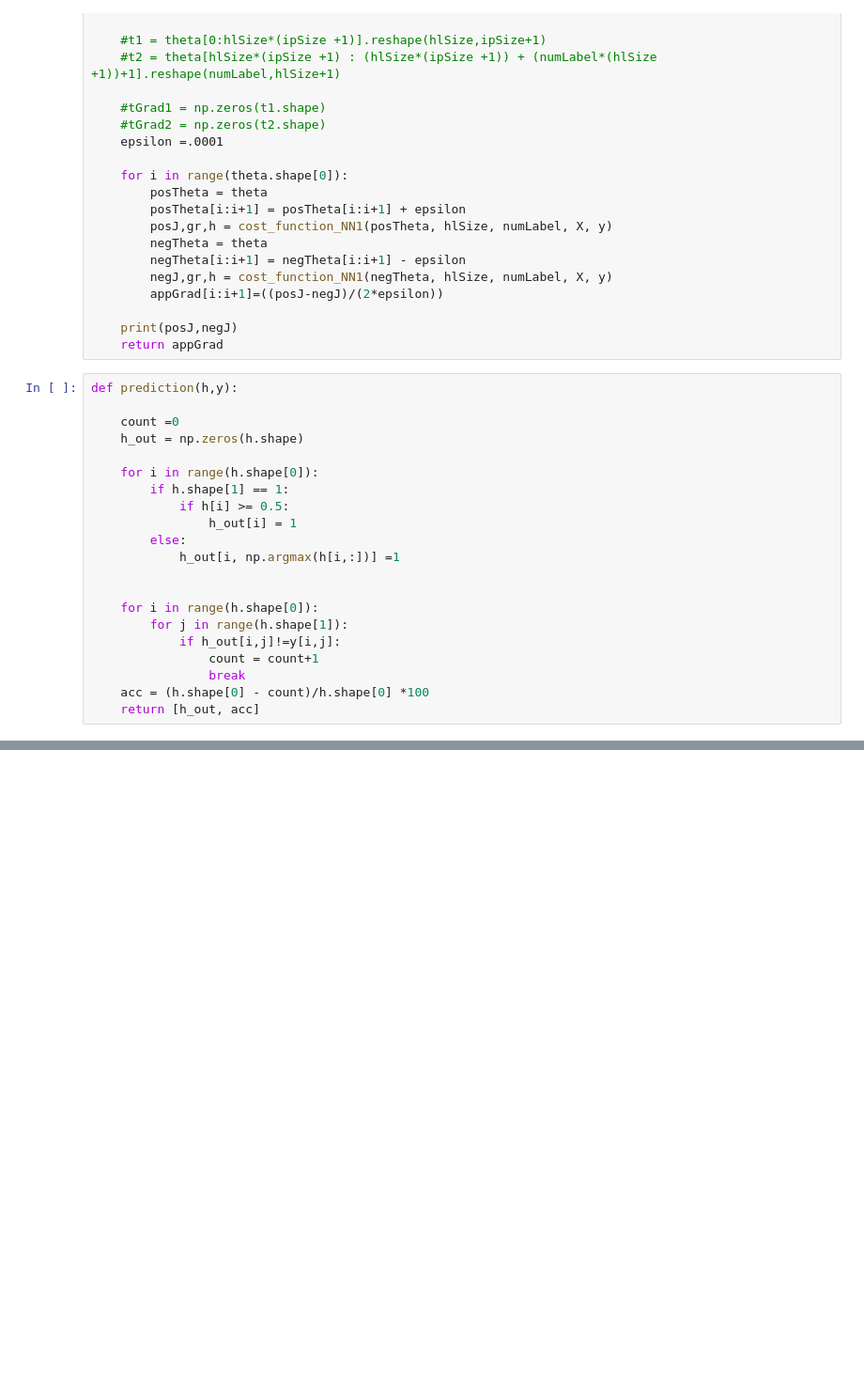
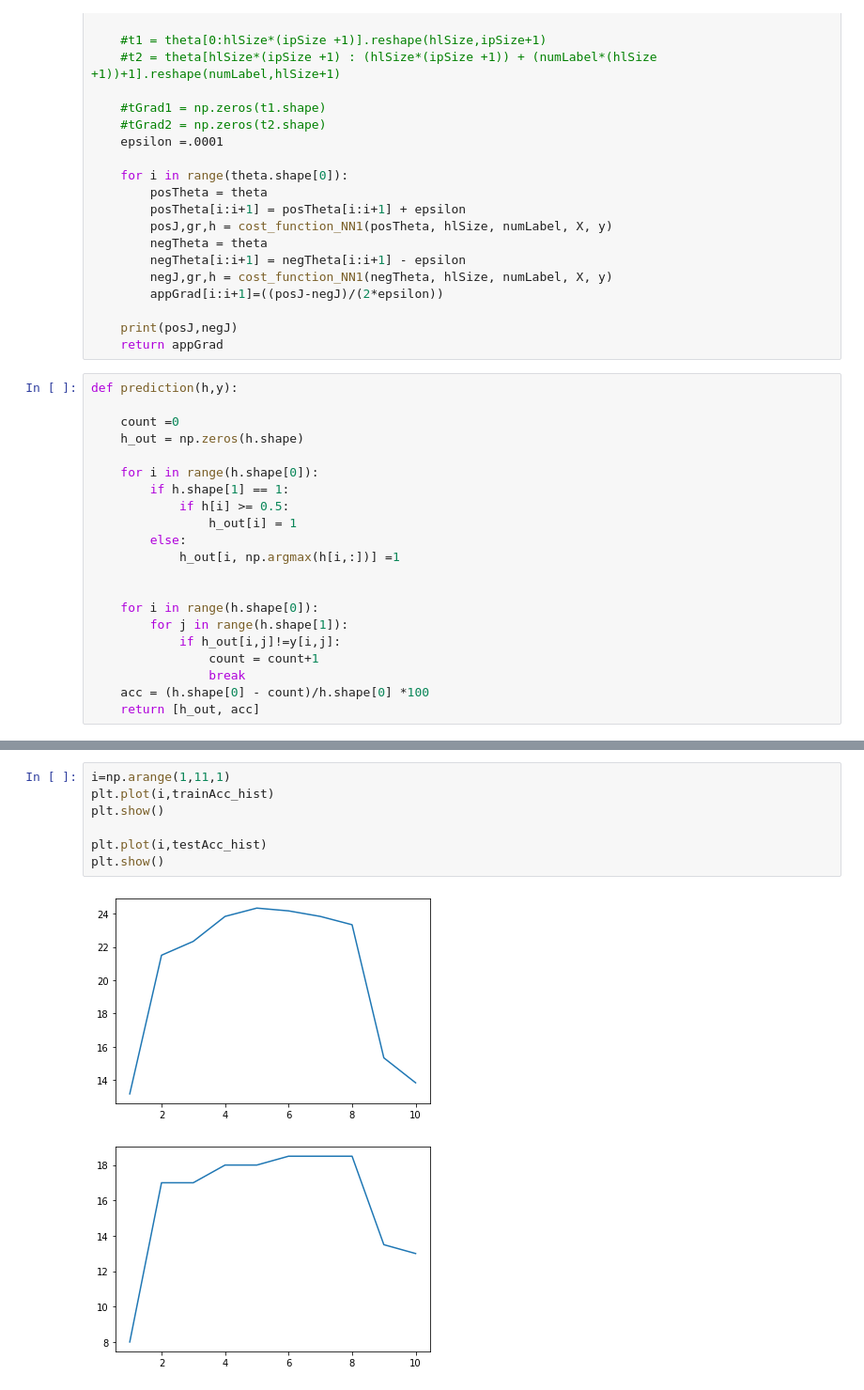
Before and after one commit to mohit138/Music-Tagging, a Jupyter notebook: NeuralNetwork1.ipynb, the cells around one changed output, grey strips where cells are left out. Shown at 94% size. Drawn from its saved outputs; the diff is of its cells as text; blank space fills up the shorter version.

```diff
--- a/NeuralNetwork1.ipynb
+++ b/NeuralNetwork1.ipynb
@@ -200,0 +254,10 @@ print(acc,hlSize) # alpha = .01
+# %%
+i=np.arange(1,11,1)
+plt.plot(i,trainAcc_hist)
+plt.show()
+
+plt.plot(i,testAcc_hist)
+plt.show()
+# %% [output]
+[figure, added]
+[figure, added]
```
Also changed, not shown: parts of 9 cells of this notebook.
